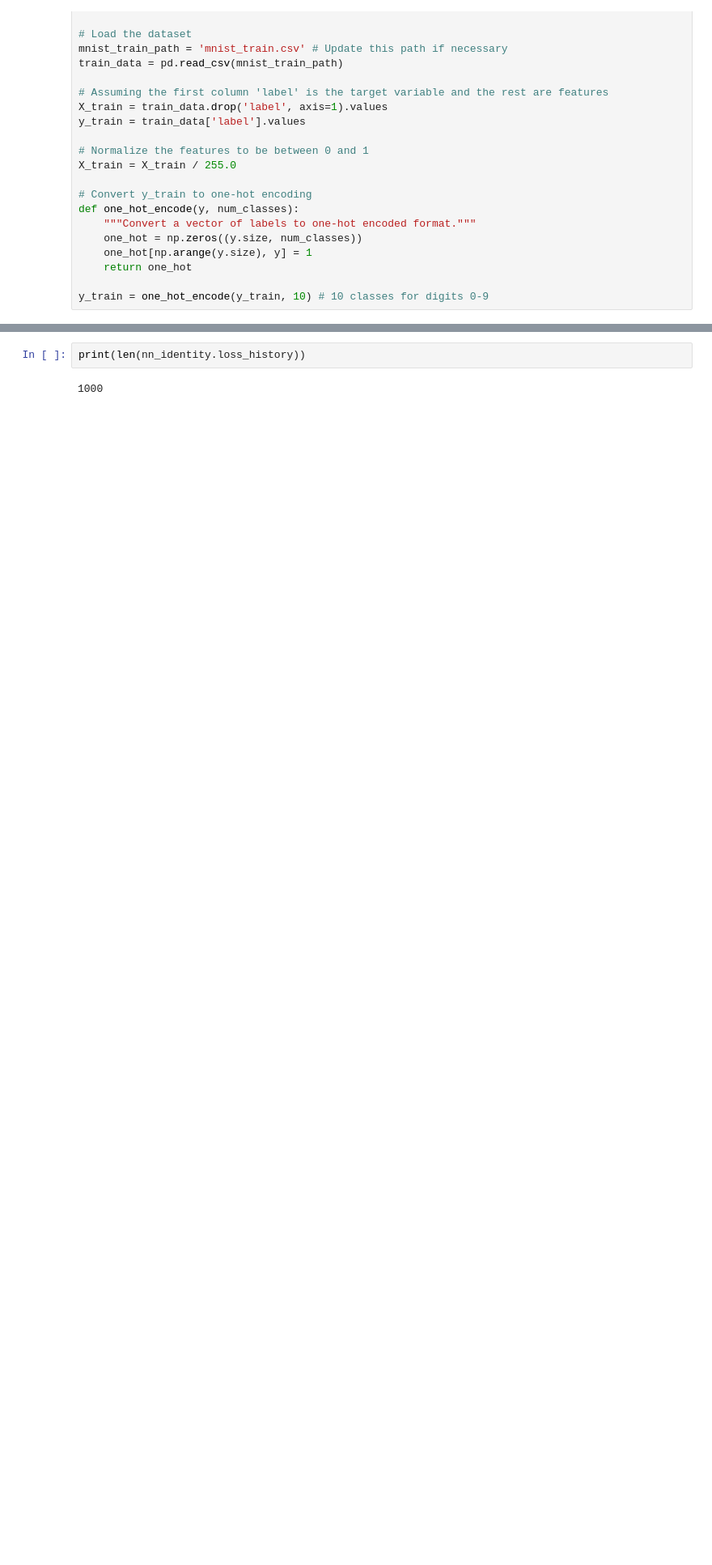
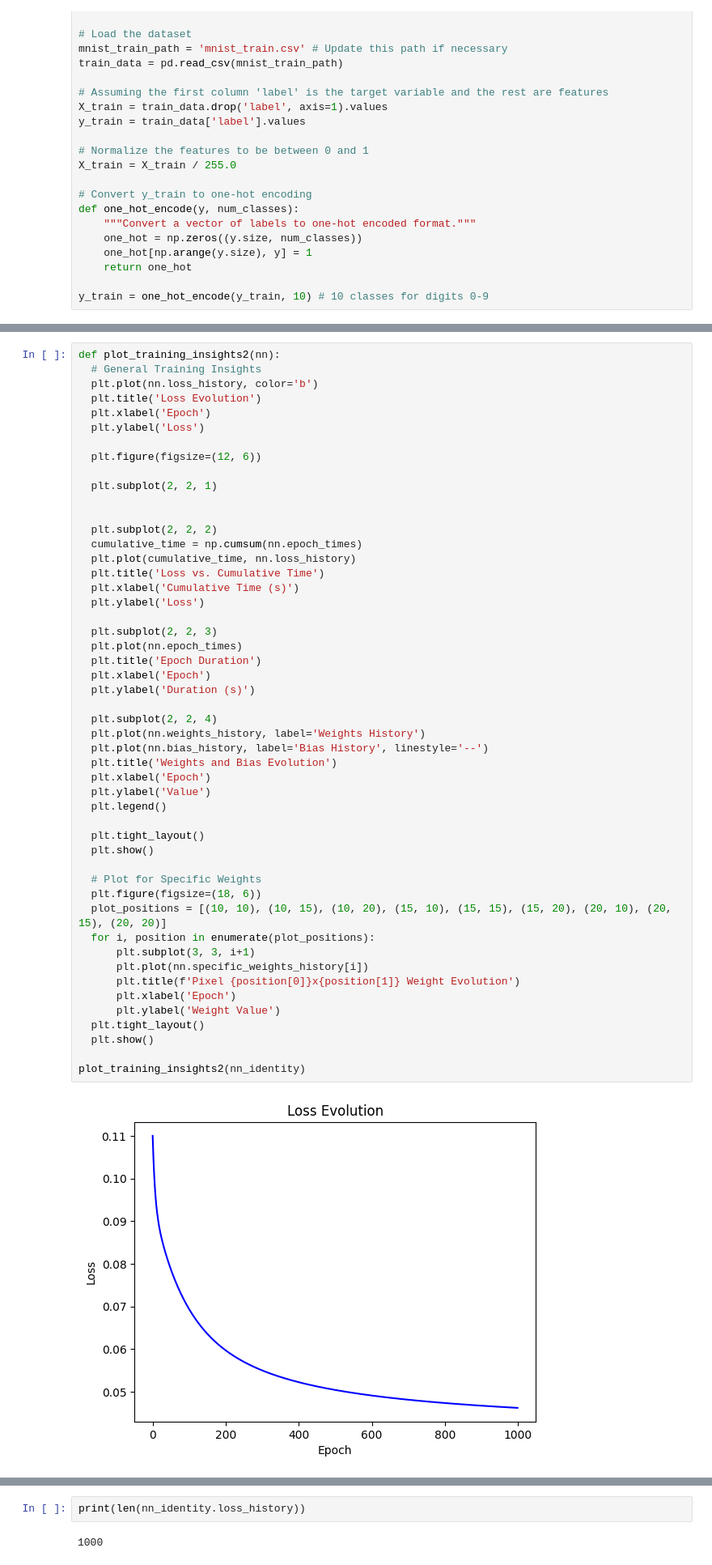
Before and after one commit to knoel99/MNIST, a Jupyter notebook: MNIST_from_scratch.ipynb, the cells around one changed output, grey strips where cells are left out. Shown at 81% size. Saved outputs shown, nothing was run; the diff lists cells and outputs as text; blank space fills up the shorter version.

```diff
--- a/MNIST_from_scratch.ipynb
+++ b/MNIST_from_scratch.ipynb
@@ -649,0 +319,52 @@ test_and_plot_accuracy_comparison(nn_identity, nn_sigmoid, nn_relu, X_test, y_te
+# %%
+def plot_training_insights2(nn):
+  # General Training Insights
+  plt.plot(nn.loss_history, color='b')
+  plt.title('Loss Evolution')
+  plt.xlabel('Epoch')
+  plt.ylabel('Loss')
+
+  plt.figure(figsize=(12, 6))
+
+  plt.subplot(2, 2, 1)
+
+
+  plt.subplot(2, 2, 2)
+  cumulative_time = np.cumsum(nn.epoch_times)
+  plt.plot(cumulative_time, nn.loss_history)
+  plt.title('Loss vs. Cumulative Time')
+  plt.xlabel('Cumulative Time (s)')
+  plt.ylabel('Loss')
+
+  plt.subplot(2, 2, 3)
+  plt.plot(nn.epoch_times)
+  plt.title('Epoch Duration')
+  plt.xlabel('Epoch')
+  plt.ylabel('Duration (s)')
+
+  plt.subplot(2, 2, 4)
+  plt.plot(nn.weights_history, label='Weights History')
+  plt.plot(nn.bias_history, label='Bias History', linestyle='--')
+  plt.title('Weights and Bias Evolution')
+  plt.xlabel('Epoch')
+  plt.ylabel('Value')
+  plt.legend()
+
+  plt.tight_layout()
+  plt.show()
+
+  # Plot for Specific Weights
+  plt.figure(figsize=(18, 6))
+  plot_positions = [(10, 10), (10, 15), (10, 20), (15, 10), (15, 15), (15, 20), (20, 10), (20, 15), (20, 20)]
+  for i, position in enumerate(plot_positions):
+      plt.subplot(3, 3, i+1)
+      plt.plot(nn.specific_weights_history[i])
+      plt.title(f'Pixel {position[0]}x{position[1]} Weight Evolution')
+      plt.xlabel('Epoch')
+      plt.ylabel('Weight Value')
+  plt.tight_layout()
+  plt.show()
+
+plot_training_insights2(nn_identity)
+# %% [output]
+[figure, added]
```
Also changed, not shown: parts of 61 cells of this notebook.
